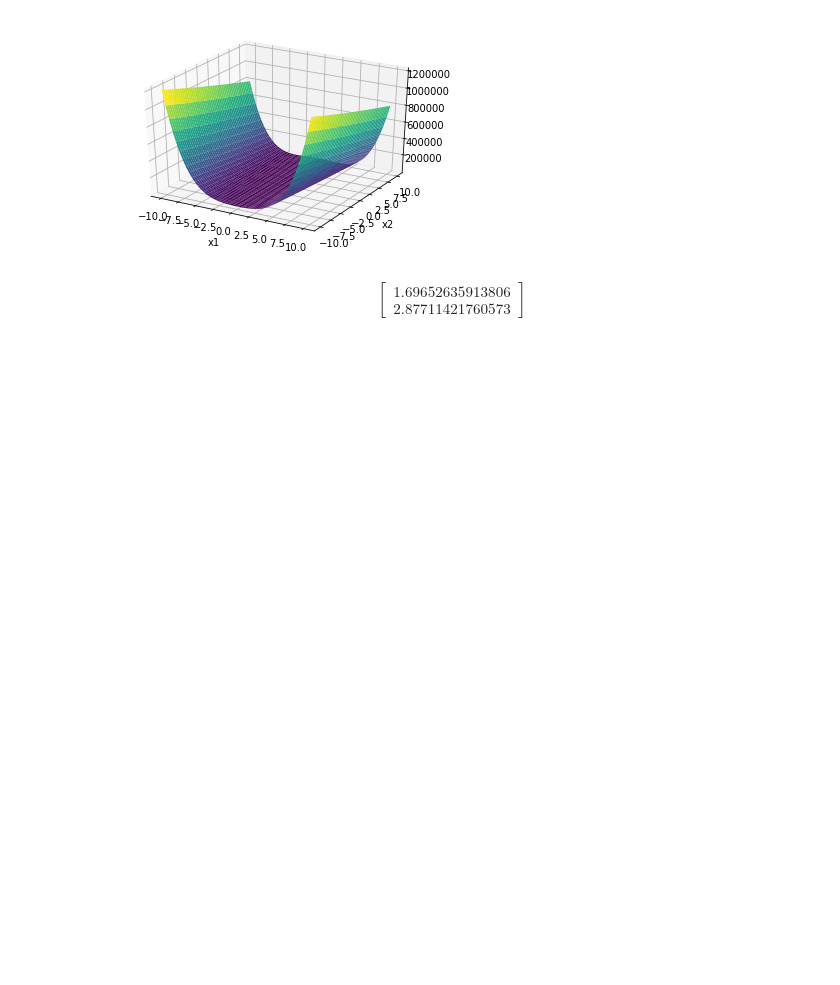
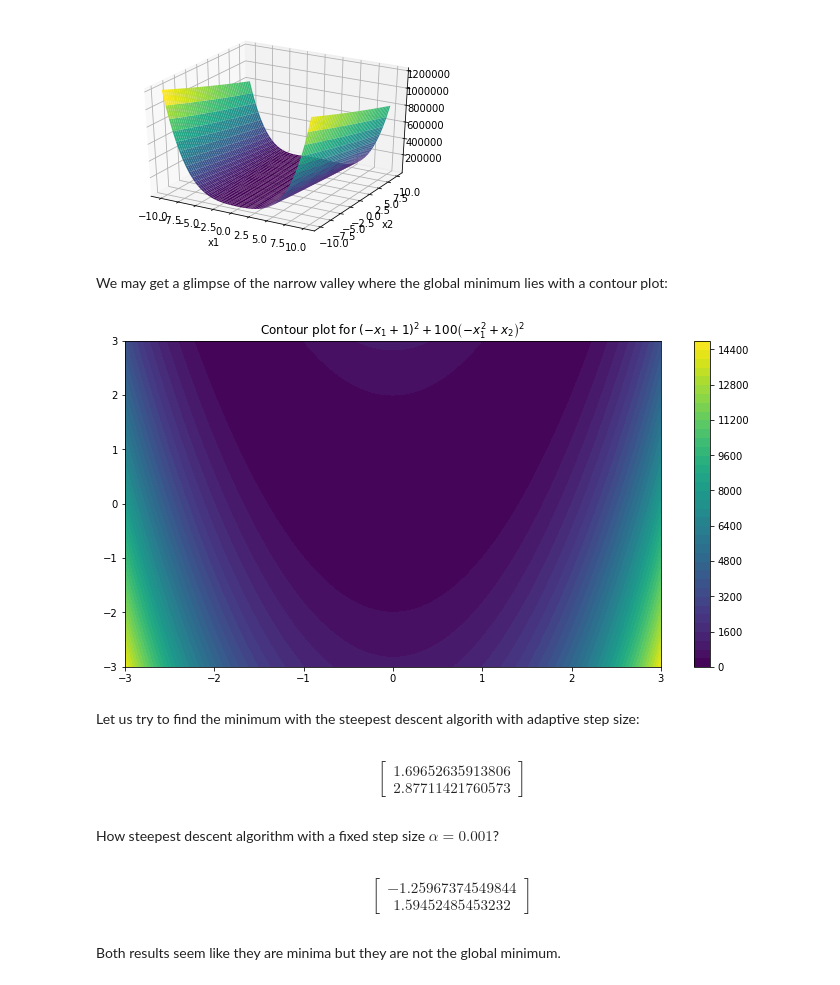
Before and after one commit to sheikhomar/opan, a Jupyter notebook: hw08.ipynb, the cells around one changed output. Drawn from its saved outputs; the diff is of its cells as text; code cells hidden in the pictures; blank space fills up the shorter version.

Commit message:
Notes on the steepest descent method.

```diff
--- a/hw08.ipynb
+++ b/hw08.ipynb
@@ -423,5 +379,13 @@ Let us plot the function in its two-dimensional form:
 f_ex826.plot()
 # %% [output]
 [figure]
+# %% [markdown]
+We may get a glimpse of the narrow valley where the global minimum lies with a contour plot:
+# %%
+f_ex826.plot_contour(x_limit=(-3, 3), levels=40);
+# %% [output]
+[figure, added]
+# %% [markdown]
+Let us try to find the minimum with the steepest descent algorith with adaptive step size:
 # %%
 x_0 = sy.Matrix([-2, 2])
@@ -429,2 +394,11 @@ steepest_descent(f_ex826, x_0, verbose=False)
 # %% [output]
 $$\left[\begin{matrix}1.69652635913806\\2.87711421760573\end{matrix}\right]$$
+# %% [markdown]
+How steepest descent algorithm with a fixed step size $\alpha=0.001$?
+# %%
+s_826 = SteepestDescent(f_ex826)
+s_826.run(initial_point=x_0, alpha=0.001, verbose=False)
+# %% [output]
+$$\left[\begin{matrix}-1.25967374549844\\1.59452485453232\end{matrix}\right]$$
+# %% [markdown]
+Both results seem like they are minima but they are not the global minimum.
```
Also changed, not shown: parts of 9 cells of this notebook, 7 other files.
